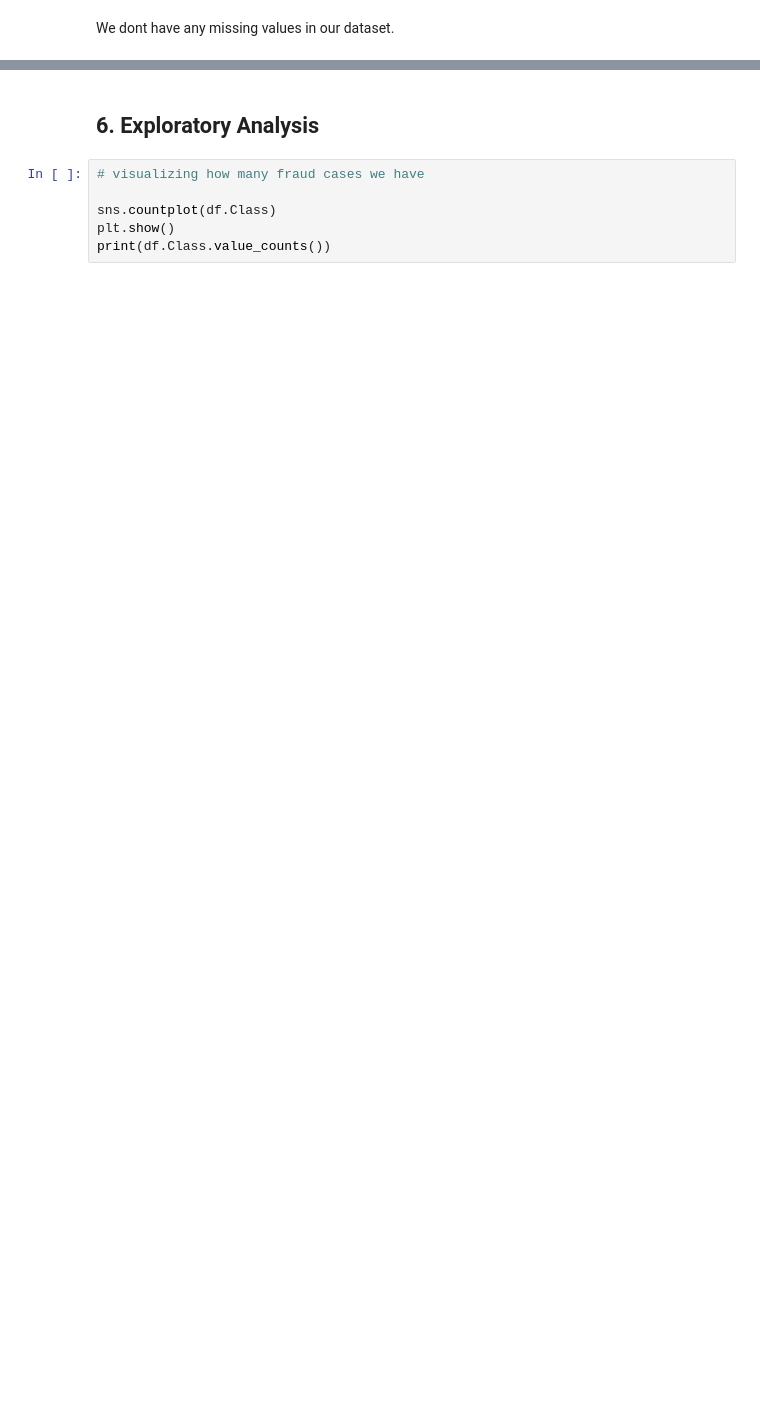
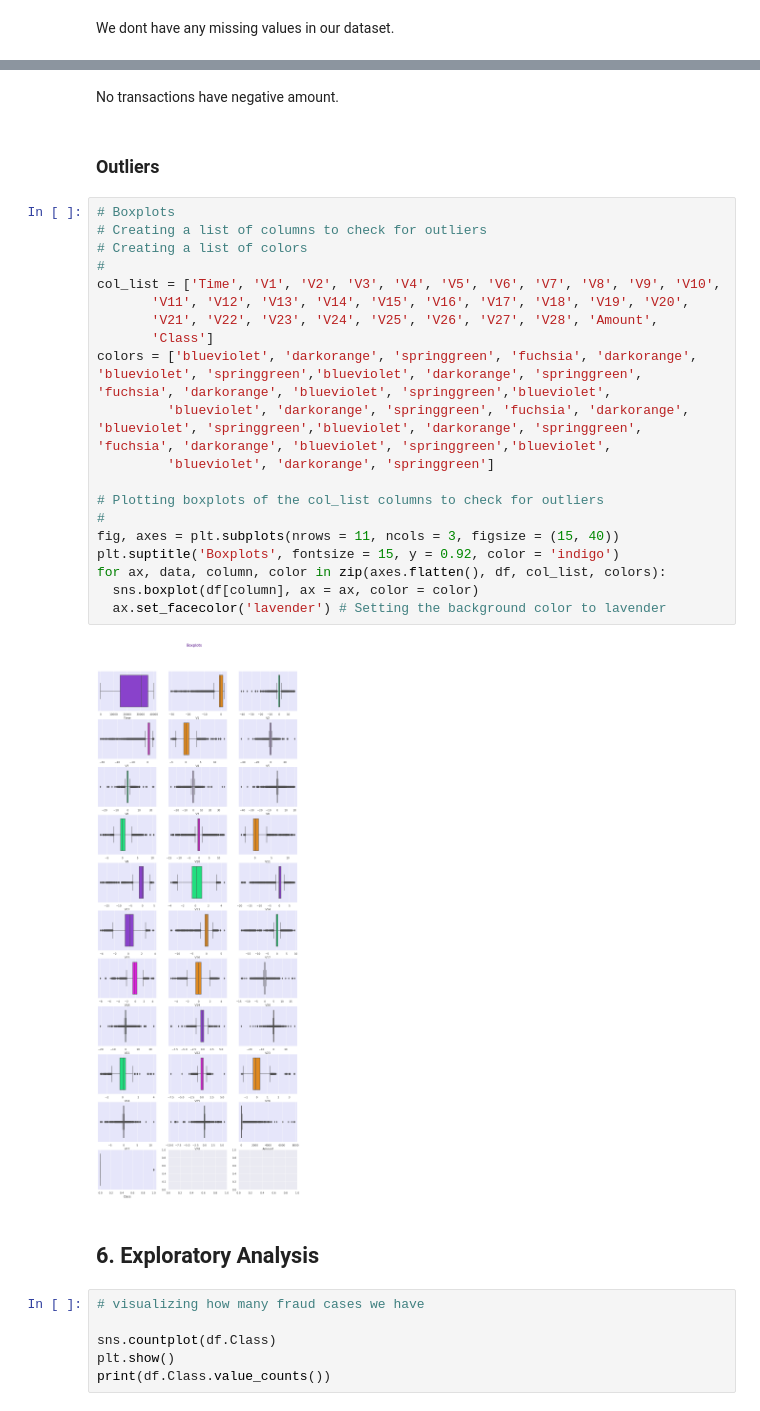
Before and after one commit to lydiandiba/Credit-card-Fraud-detection., a Jupyter notebook: Credit_Card_Fraud_Detection.ipynb, the cells around one changed output, grey strips where cells are left out. Cells and saved outputs as stored; diff of their text form; blank space fills up the shorter version.

```diff
--- a/Credit_Card_Fraud_Detection.ipynb
+++ b/Credit_Card_Fraud_Detection.ipynb
@@ -194,3 +271,29 @@ We have several duplicated transactions. This could be a fraud reflection as we
+# %% [markdown]
+No transactions have negative amount.
+# %% [markdown]
+### Outliers
+# %%
+# Boxplots
+# Creating a list of columns to check for outliers
+# Creating a list of colors
+#
+col_list = ['Time', 'V1', 'V2', 'V3', 'V4', 'V5', 'V6', 'V7', 'V8', 'V9', 'V10',
+       'V11', 'V12', 'V13', 'V14', 'V15', 'V16', 'V17', 'V18', 'V19', 'V20',
+       'V21', 'V22', 'V23', 'V24', 'V25', 'V26', 'V27', 'V28', 'Amount',
+       'Class']
+colors = ['blueviolet', 'darkorange', 'springgreen', 'fuchsia', 'darkorange', 'blueviolet', 'springgreen','blueviolet', 'darkorange', 'springgreen', 'fuchsia', 'darkorange', 'blueviolet', 'springgreen','blueviolet',
+         'blueviolet', 'darkorange', 'springgreen', 'fuchsia', 'darkorange', 'blueviolet', 'springgreen','blueviolet', 'darkorange', 'springgreen', 'fuchsia', 'darkorange', 'blueviolet', 'springgreen','blueviolet',
+         'blueviolet', 'darkorange', 'springgreen']
+
+# Plotting boxplots of the col_list columns to check for outliers
+#
+fig, axes = plt.subplots(nrows = 11, ncols = 3, figsize = (15, 40))
+plt.suptitle('Boxplots', fontsize = 15, y = 0.92, color = 'indigo')
+for ax, data, column, color in zip(axes.flatten(), df, col_list, colors):
+  sns.boxplot(df[column], ax = ax, color = color)
+  ax.set_facecolor('lavender') # Setting the background color to lavender
+# %% [output]
+[figure, added]
 # %% [markdown]
 ## 6. Exploratory Analysis
 # %%
```
Also changed, not shown: parts of 48 cells of this notebook.
